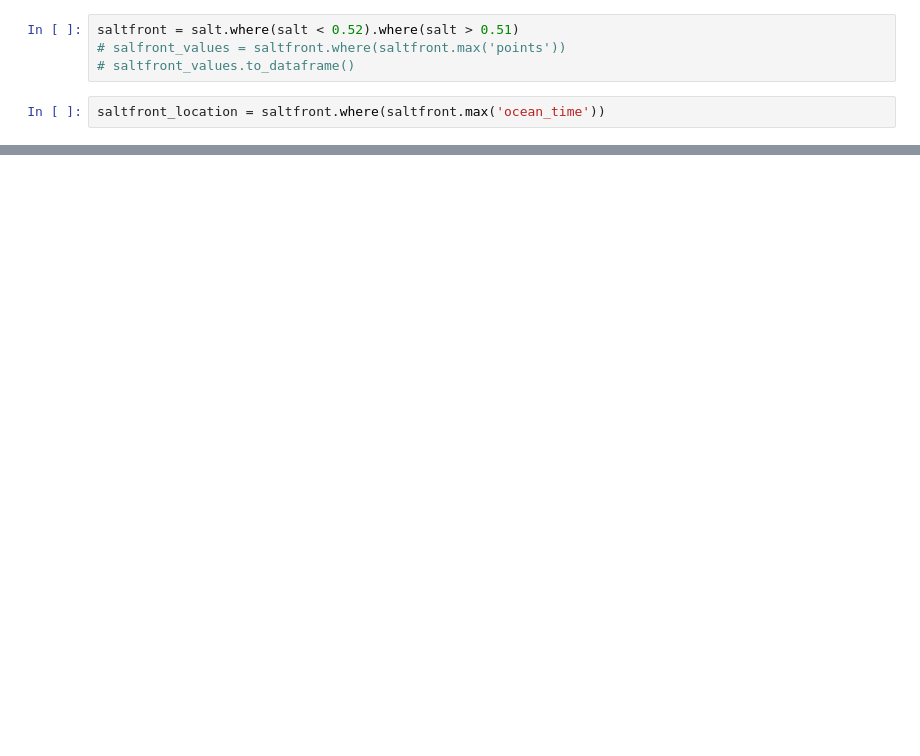
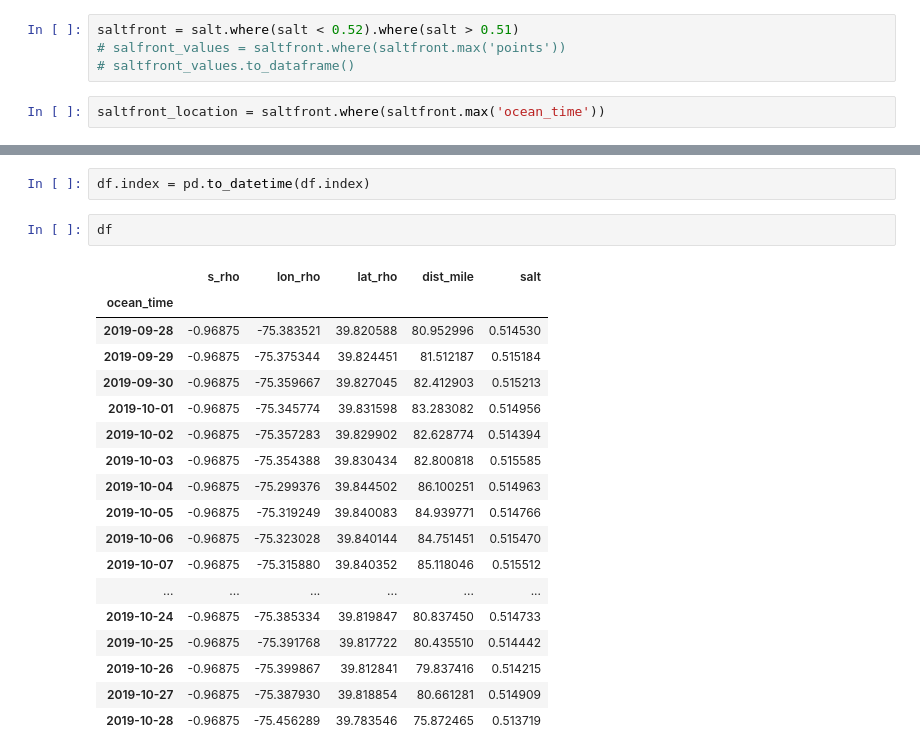
Before and after one commit to galengorski/drb-estuary-salinity-ml, a Jupyter notebook: methods_exploration/Collab_COAWST_Model.ipynb, the cells around one changed output, grey strips where cells are left out. Saved outputs shown, nothing was run; the diff lists cells and outputs as text; blank space fills up the shorter version.

```diff
--- a/methods_exploration/Collab_COAWST_Model.ipynb
+++ b/methods_exploration/Collab_COAWST_Model.ipynb
@@ -186,0 +243,23 @@ df['dist_mile'].plot()
+# %%
+df.index = pd.to_datetime(df.index)
+# %%
+df
+# %% [output]
+|  | s_rho | lon_rho | lat_rho | dist_mile | salt |
+| ocean_time |  |  |  |  |  |
+| 2019-09-28 | -0.96875 | -75.383521 | 39.820588 | 80.952996 | 0.514530 |
+| 2019-09-29 | -0.96875 | -75.375344 | 39.824451 | 81.512187 | 0.515184 |
+| 2019-09-30 | -0.96875 | -75.359667 | 39.827045 | 82.412903 | 0.515213 |
+| 2019-10-01 | -0.96875 | -75.345774 | 39.831598 | 83.283082 | 0.514956 |
+| 2019-10-02 | -0.96875 | -75.357283 | 39.829902 | 82.628774 | 0.514394 |
+| 2019-10-03 | -0.96875 | -75.354388 | 39.830434 | 82.800818 | 0.515585 |
+| 2019-10-04 | -0.96875 | -75.299376 | 39.844502 | 86.100251 | 0.514963 |
+| 2019-10-05 | -0.96875 | -75.319249 | 39.840083 | 84.939771 | 0.514766 |
+| 2019-10-06 | -0.96875 | -75.323028 | 39.840144 | 84.751451 | 0.515470 |
+| 2019-10-07 | -0.96875 | -75.315880 | 39.840352 | 85.118046 | 0.515512 |
+| ... | ... | ... | ... | ... | ... |
+| 2019-10-24 | -0.96875 | -75.385334 | 39.819847 | 80.837450 | 0.514733 |
+| 2019-10-25 | -0.96875 | -75.391768 | 39.817722 | 80.435510 | 0.514442 |
+| 2019-10-26 | -0.96875 | -75.399867 | 39.812841 | 79.837416 | 0.514215 |
+| 2019-10-27 | -0.96875 | -75.387930 | 39.818854 | 80.661281 | 0.514909 |
+| 2019-10-28 | -0.96875 | -75.456289 | 39.783546 | 75.872465 | 0.513719 |
```
Also changed, not shown: parts of 14 cells of this notebook, 1 other file.
